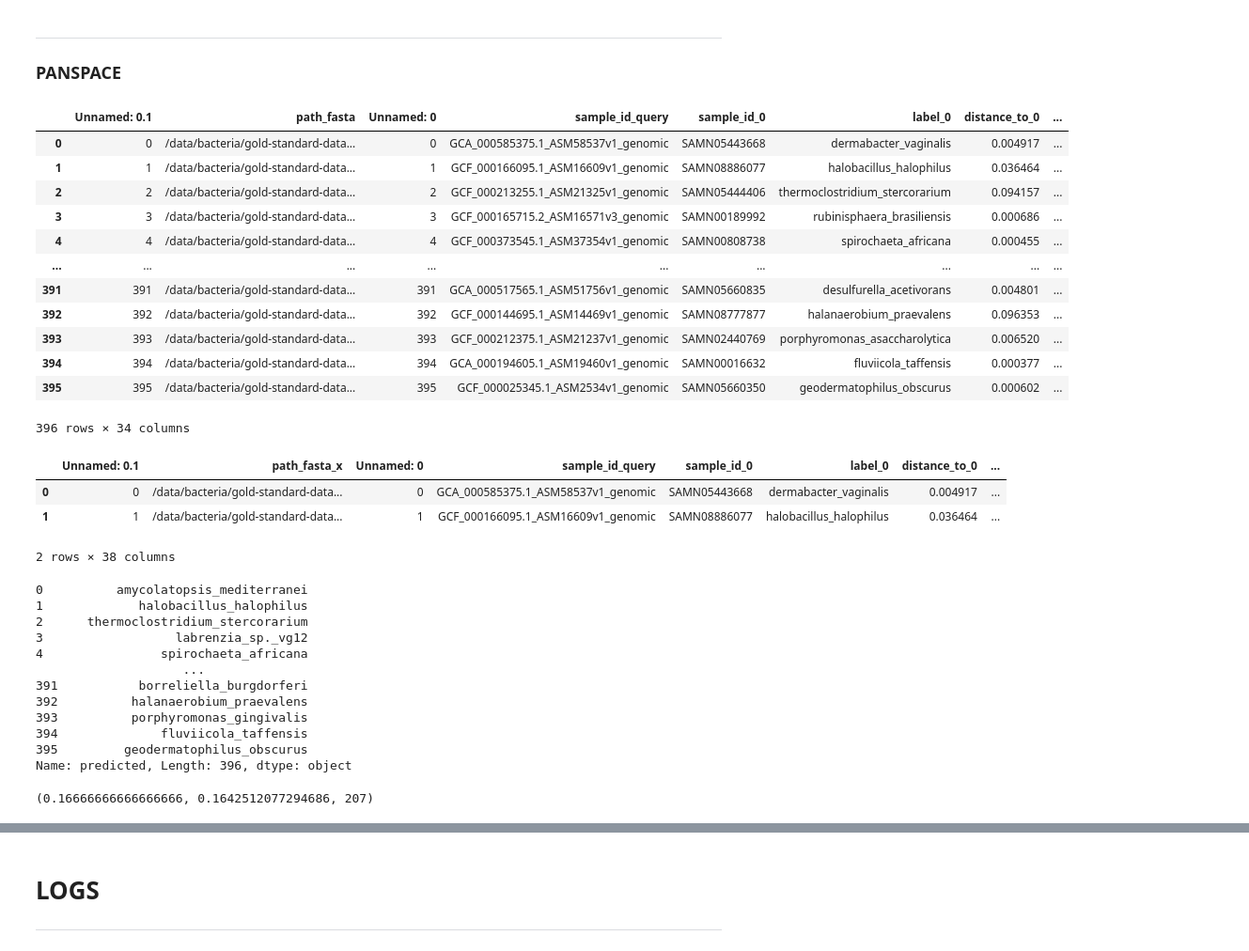
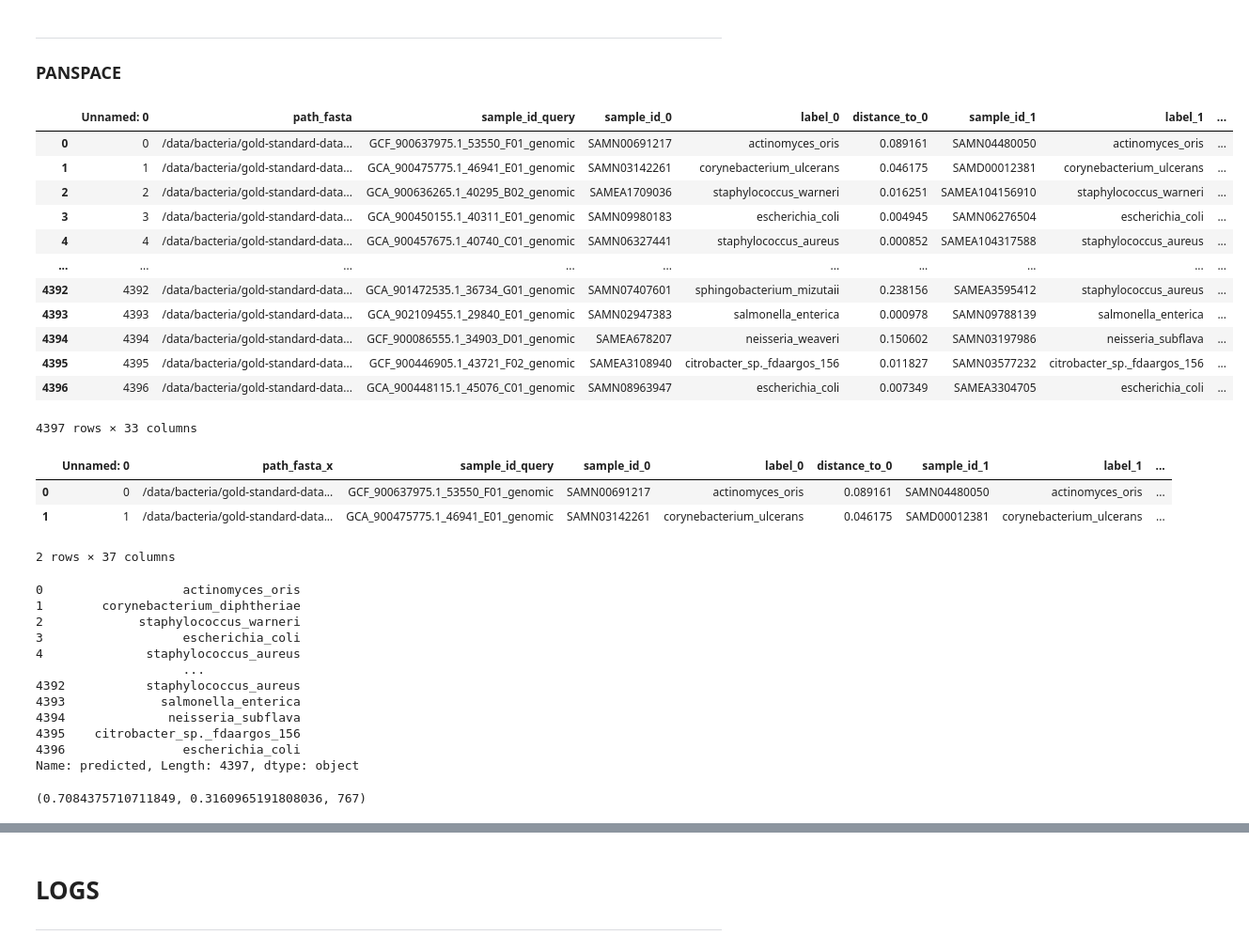
Before and after one commit to pg-space/panspace, a Jupyter notebook: notebooks/test.ipynb, the cells around one changed output, grey strips where cells are left out. Shown at 94% size. Drawn from its saved outputs; the diff is of its cells as text; code cells hidden in the pictures.

Commit message:
Metric learning smk rule. Include confidence distance threshold in query to flag outliers

```diff
--- a/notebooks/test.ipynb
+++ b/notebooks/test.ipynb
@@ -123,23 +123,23 @@ ___
 
 ### PANSPACE
 # %%
-df_panspace = pd.read_csv(PATH_TOOLS_EVALUATION.joinpath(f"panspace/{name_dataset}/query.csv"), sep="\t")
+df_panspace = pd.read_csv(PATH_TOOLS_EVALUATION.joinpath(f"panspace-metric-learning/{name_dataset}/query.csv"), sep="\t")
 df_panspace
 # /data/bacteria/tools-evaluation/panspace/NCTC3000/query.csv
 # %% [output]
-|  | Unnamed: 0.1 | path_fasta | Unnamed: 0 | sample_id_query | sample_id_0 | label_0 | distance_to_0 | ... |
-| 0 | 0 | /data/bacteria/gold-standard-data... | 0 | GCA_000585375.1_ASM58537v1_genomic | SAMN05443668 | dermabacter_vaginalis | 0.004917 | ... |
-| 1 | 1 | /data/bacteria/gold-standard-data... | 1 | GCF_000166095.1_ASM16609v1_genomic | SAMN08886077 | halobacillus_halophilus | 0.036464 | ... |
-| 2 | 2 | /data/bacteria/gold-standard-data... | 2 | GCF_000213255.1_ASM21325v1_genomic | SAMN05444406 | thermoclostridium_stercorarium | 0.094157 | ... |
-| 3 | 3 | /data/bacteria/gold-standard-data... | 3 | GCF_000165715.2_ASM16571v3_genomic | SAMN00189992 | rubinisphaera_brasiliensis | 0.000686 | ... |
-| 4 | 4 | /data/bacteria/gold-standard-data... | 4 | GCF_000373545.1_ASM37354v1_genomic | SAMN00808738 | spirochaeta_africana | 0.000455 | ... |
-| ... | ... | ... | ... | ... | ... | ... | ... | ... |
-| 391 | 391 | /data/bacteria/gold-standard-data... | 391 | GCA_000517565.1_ASM51756v1_genomic | SAMN05660835 | desulfurella_acetivorans | 0.004801 | ... |
-| 392 | 392 | /data/bacteria/gold-standard-data... | 392 | GCF_000144695.1_ASM14469v1_genomic | SAMN08777877 | halanaerobium_praevalens | 0.096353 | ... |
-| 393 | 393 | /data/bacteria/gold-standard-data... | 393 | GCF_000212375.1_ASM21237v1_genomic | SAMN02440769 | porphyromonas_asaccharolytica | 0.006520 | ... |
-| 394 | 394 | /data/bacteria/gold-standard-data... | 394 | GCA_000194605.1_ASM19460v1_genomic | SAMN00016632 | fluviicola_taffensis | 0.000377 | ... |
-| 395 | 395 | /data/bacteria/gold-standard-data... | 395 | GCF_000025345.1_ASM2534v1_genomic | SAMN05660350 | geodermatophilus_obscurus | 0.000602 | ... |
+|  | Unnamed: 0 | path_fasta | sample_id_query | sample_id_0 | label_0 | distance_to_0 | sample_id_1 | label_1 | ... |
+| 0 | 0 | /data/bacteria/gold-standard-data... | GCF_900637975.1_53550_F01_genomic | SAMN00691217 | actinomyces_oris | 0.089161 | SAMN04480050 | actinomyces_oris | ... |
+| 1 | 1 | /data/bacteria/gold-standard-data... | GCA_900475775.1_46941_E01_genomic | SAMN03142261 | corynebacterium_ulcerans | 0.046175 | SAMD00012381 | corynebacterium_ulcerans | ... |
+| 2 | 2 | /data/bacteria/gold-standard-data... | GCA_900636265.1_40295_B02_genomic | SAMEA1709036 | staphylococcus_warneri | 0.016251 | SAMEA104156910 | staphylococcus_warneri | ... |
+| 3 | 3 | /data/bacteria/gold-standard-data... | GCA_900450155.1_40311_E01_genomic | SAMN09980183 | escherichia_coli | 0.004945 | SAMN06276504 | escherichia_coli | ... |
+| 4 | 4 | /data/bacteria/gold-standard-data... | GCA_900457675.1_40740_C01_genomic | SAMN06327441 | staphylococcus_aureus | 0.000852 | SAMEA104317588 | staphylococcus_aureus | ... |
+| ... | ... | ... | ... | ... | ... | ... | ... | ... | ... |
+| 4392 | 4392 | /data/bacteria/gold-standard-data... | GCA_901472535.1_36734_G01_genomic | SAMN07407601 | sphingobacterium_mizutaii | 0.238156 | SAMEA3595412 | staphylococcus_aureus | ... |
+| 4393 | 4393 | /data/bacteria/gold-standard-data... | GCA_902109455.1_29840_E01_genomic | SAMN02947383 | salmonella_enterica | 0.000978 | SAMN09788139 | salmonella_enterica | ... |
+| 4394 | 4394 | /data/bacteria/gold-standard-data... | GCF_900086555.1_34903_D01_genomic | SAMEA678207 | neisseria_weaveri | 0.150602 | SAMN03197986 | neisseria_subflava | ... |
+| 4395 | 4395 | /data/bacteria/gold-standard-data... | GCF_900446905.1_43721_F02_genomic | SAMEA3108940 | citrobacter_sp._fdaargos_156 | 0.011827 | SAMN03577232 | citrobacter_sp._fdaargos_156 | ... |
+| 4396 | 4396 | /data/bacteria/gold-standard-data... | GCA_900448115.1_45076_C01_genomic | SAMN08963947 | escherichia_coli | 0.007349 | SAMEA3304705 | escherichia_coli | ... |
-396 rows × 34 columns
+4397 rows × 33 columns
 # %%
 df_merge = pd.merge(df_panspace,df_gt, left_on="sample_id_query", right_on="sampleid")
 cols_labels = [c for c in df_panspace.columns if c.startswith("label")]
@@ -147,10 +147,10 @@ df_merge["predicted"] = df_merge[cols_labels].apply(lambda row: Counter(row).mos
 # df_merge["predicted"] = df_merge["label_0"]#.apply(lambda x: "_".join(str(x).lower().split(" ")))
 df_merge.head(2)
 # %% [output]
-|  | Unnamed: 0.1 | path_fasta_x | Unnamed: 0 | sample_id_query | sample_id_0 | label_0 | distance_to_0 | ... |
-| 0 | 0 | /data/bacteria/gold-standard-data... | 0 | GCA_000585375.1_ASM58537v1_genomic | SAMN05443668 | dermabacter_vaginalis | 0.004917 | ... |
-| 1 | 1 | /data/bacteria/gold-standard-data... | 1 | GCF_000166095.1_ASM16609v1_genomic | SAMN08886077 | halobacillus_halophilus | 0.036464 | ... |
+|  | Unnamed: 0 | path_fasta_x | sample_id_query | sample_id_0 | label_0 | distance_to_0 | sample_id_1 | label_1 | ... |
+| 0 | 0 | /data/bacteria/gold-standard-data... | GCF_900637975.1_53550_F01_genomic | SAMN00691217 | actinomyces_oris | 0.089161 | SAMN04480050 | actinomyces_oris | ... |
+| 1 | 1 | /data/bacteria/gold-standard-data... | GCA_900475775.1_46941_E01_genomic | SAMN03142261 | corynebacterium_ulcerans | 0.046175 | SAMD00012381 | corynebacterium_ulcerans | ... |
-2 rows × 38 columns
+2 rows × 37 columns
 # %%
 classes = df_merge.ground_truth.unique()
 classes = sorted(classes)
@@ -158,19 +158,19 @@ y_true, y_pred = df_merge.ground_truth, df_merge.predicted
 y_true,
 y_pred
 # %% [output]
-0          amycolatopsis_mediterranei
-1             halobacillus_halophilus
-2      thermoclostridium_stercorarium
-3                  labrenzia_sp._vg12
-4                spirochaeta_africana
+0                   actinomyces_oris
+1        corynebacterium_diphtheriae
+2             staphylococcus_warneri
+3                   escherichia_coli
+4              staphylococcus_aureus
                     ...
-391           borreliella_burgdorferi
-392          halanaerobium_praevalens
-393          porphyromonas_gingivalis
-394              fluviicola_taffensis
-395         geodermatophilus_obscurus
-Name: predicted, Length: 396, dtype: object
+4392           staphylococcus_aureus
+4393             salmonella_enterica
+4394              neisseria_subflava
+4395    citrobacter_sp._fdaargos_156
+4396                escherichia_coli
+Name: predicted, Length: 4397, dtype: object
 # %%
 accuracy_score(y_true, y_pred), balanced_accuracy_score(y_true, y_pred), len(classes)
 # %% [output]
-(0.16666666666666666, 0.1642512077294686, 207)
+(0.7084375710711849, 0.3160965191808036, 767)
```
Also changed, not shown: parts of 10 cells of this notebook, 11 other files.
